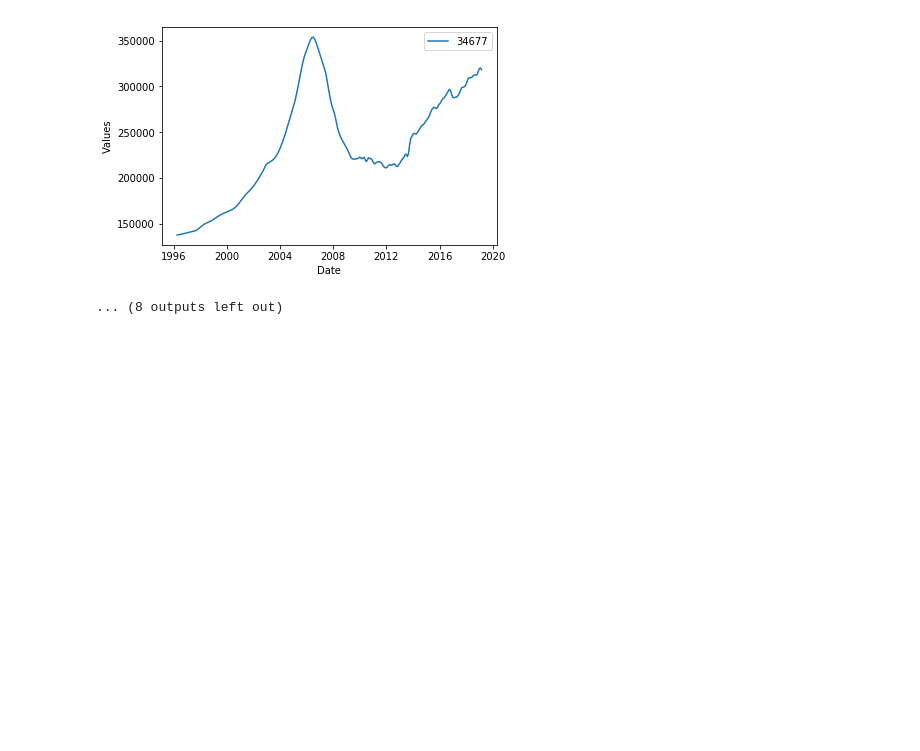
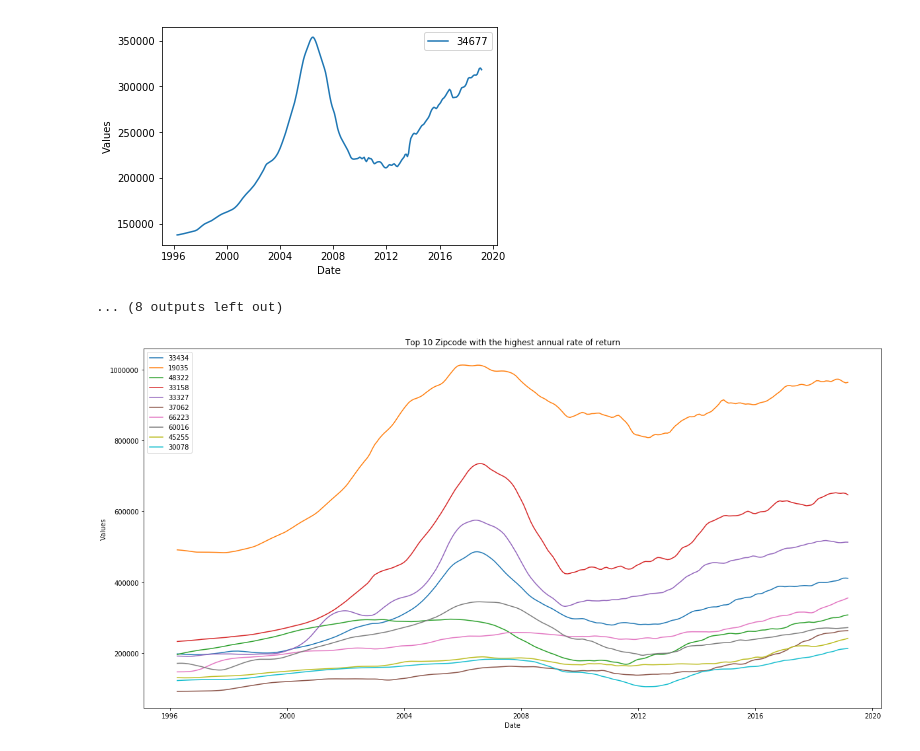
Before and after one commit to toraaglobal/SREIT, a Jupyter notebook: 06_EDA_and_Picking_Top_Zip.ipynb, the cells around one changed output. Saved outputs shown, nothing was run; the diff lists cells and outputs as text; code cells hidden in the pictures; blank space fills up the shorter version.

```diff
--- a/06_EDA_and_Picking_Top_Zip.ipynb
+++ b/06_EDA_and_Picking_Top_Zip.ipynb
@@ -147,3 +147,14 @@ for zip in top20_zips:
 [figure]
 [figure]
 ... (8 outputs left out)
+# %%
+
+top_10 = ['33434', '19035', '48322','33158', '33327','37062','66223','60016','45255','30078']
+# %%
+plt.figure(figsize=(20,10))
+for zip in top_10:
+  ax = sns.lineplot('Date', 'Values',label = zip, data= single_family[single_family['Zipcode'] ==  zip])
+plt.title("Top 10 Zipcode with the highest annual rate of return")
+plt.show()
+# %% [output]
+[figure, added]
```
